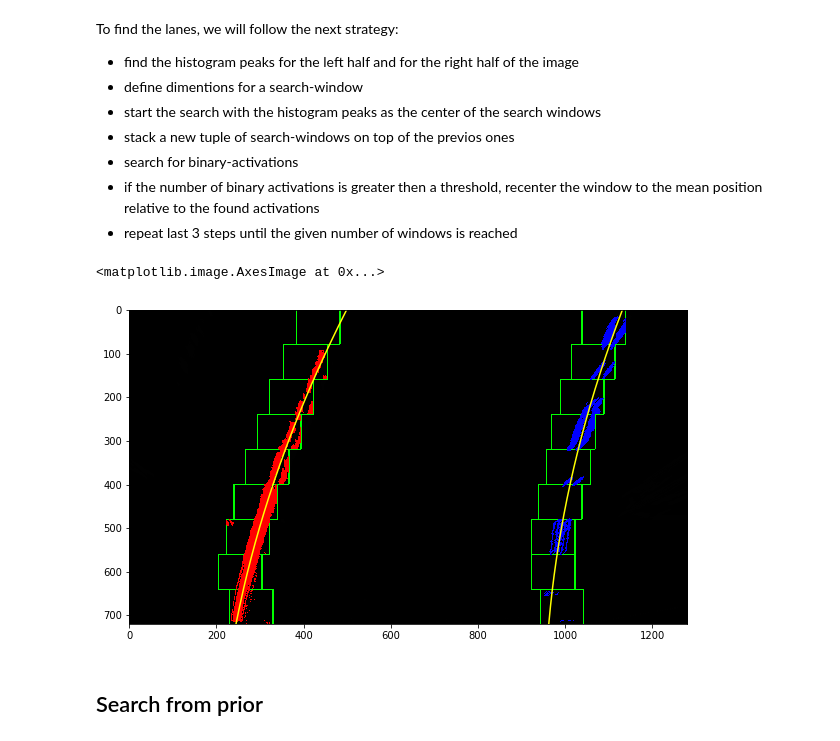
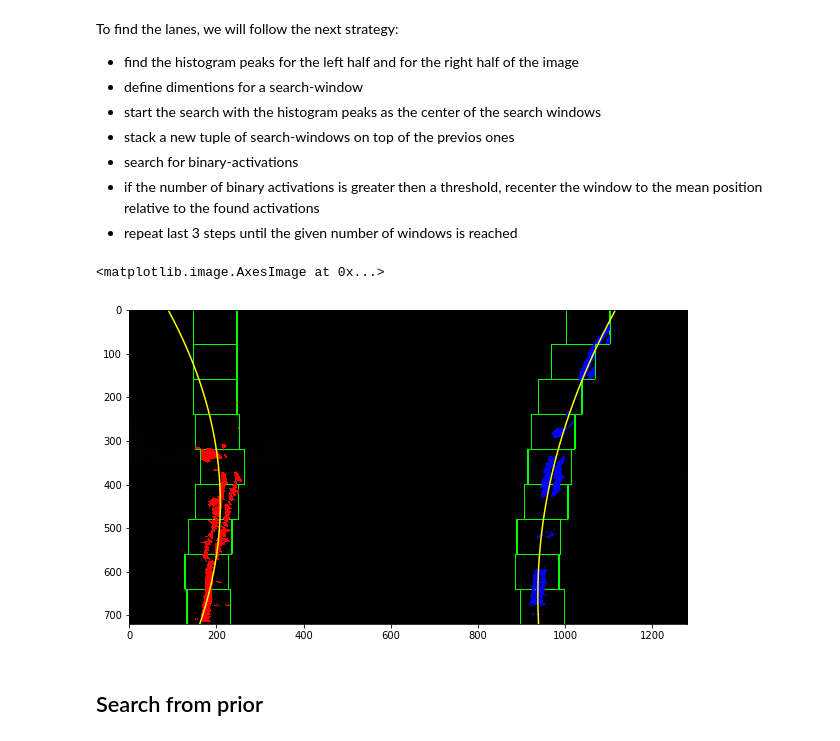
Before and after one commit to mirunavlc/CarND-Advanced-Lane-Lines, a Jupyter notebook: P2.ipynb, the cells around one changed output. Cells and saved outputs as stored; diff of their text form; code cells hidden in the pictures.

```diff
--- a/P2.ipynb
+++ b/P2.ipynb
@@ -410,14 +410,14 @@ def fit_polynomial(binary_warped):
 # %%
 plt.subplots(figsize=(10,10))
 
 # Check the output for one of the most fuzzy inputs
-left_fit, right_fit,out_img = fit_polynomial(combined_binaries[7])
+left_fit, right_fit,out_img = fit_polynomial(combined_binaries[6])
 
 
 plt.imshow(out_img)
 # %% [output]
 <matplotlib.image.AxesImage at 0x...>
-[figure, old version]
+[figure, new version]
 # %% [markdown]
 ## Search from prior
 # %% [markdown]
```
Also changed, not shown: parts of 4 cells of this notebook.
